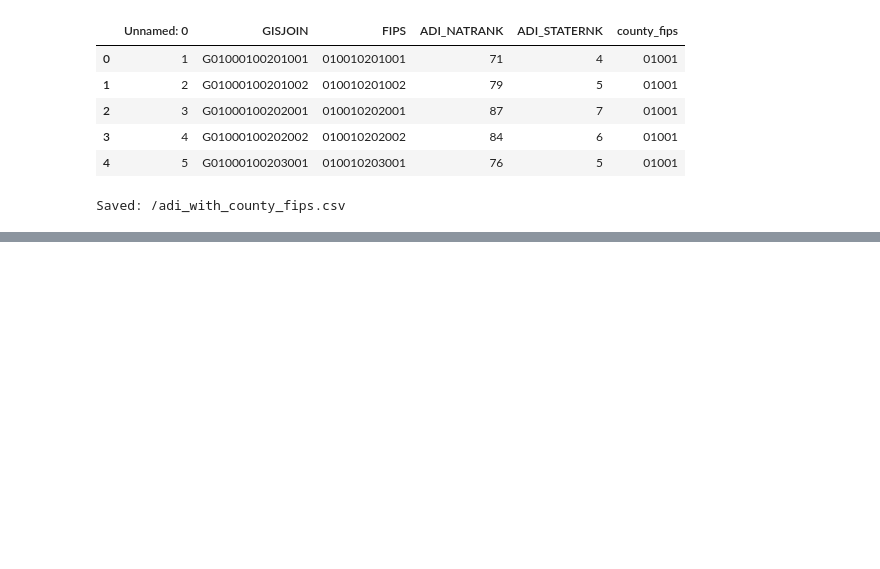
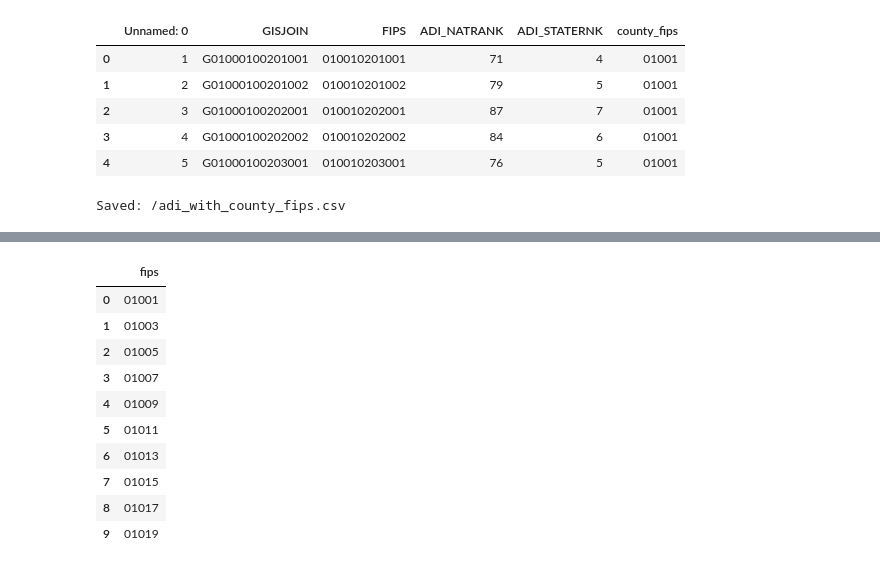
Before and after one commit to worldterminator/mess, a Jupyter notebook: hungergame.ipynb, the cells around one changed output, grey strips where cells are left out. Saved outputs shown, nothing was run; the diff lists cells and outputs as text; code cells hidden in the pictures; blank space fills up the shorter version.

```diff
--- a/hungergame.ipynb
+++ b/hungergame.ipynb
@@ -415,0 +485,14 @@ Saved: /adi_with_county_fips.csv
+# %%
+usda[['fips']].head(10)
+# %% [output]
+|  | fips |
+| 0 | 01001 |
+| 1 | 01003 |
+| 2 | 01005 |
+| 3 | 01007 |
+| 4 | 01009 |
+| 5 | 01011 |
+| 6 | 01013 |
+| 7 | 01015 |
+| 8 | 01017 |
+| 9 | 01019 |
```
Also changed, not shown: parts of 9 cells of this notebook.
